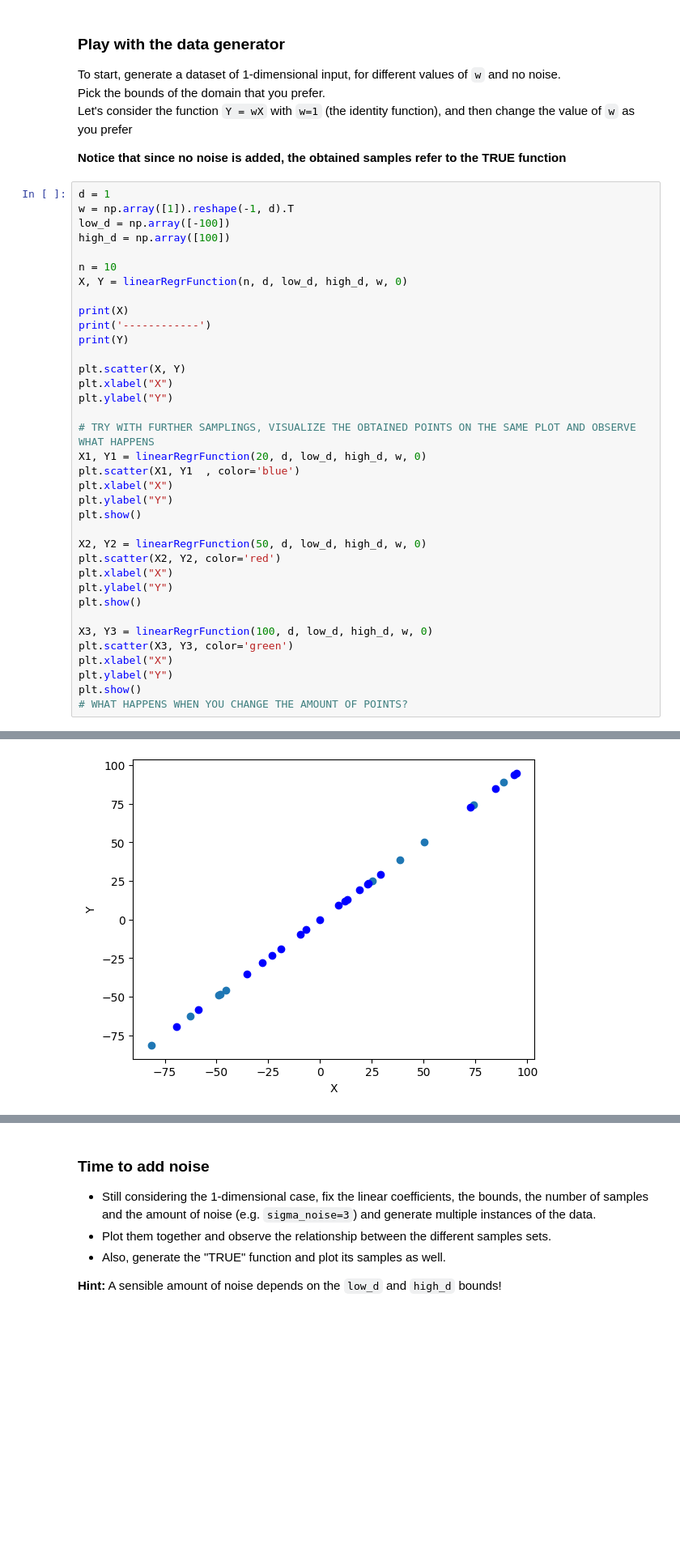
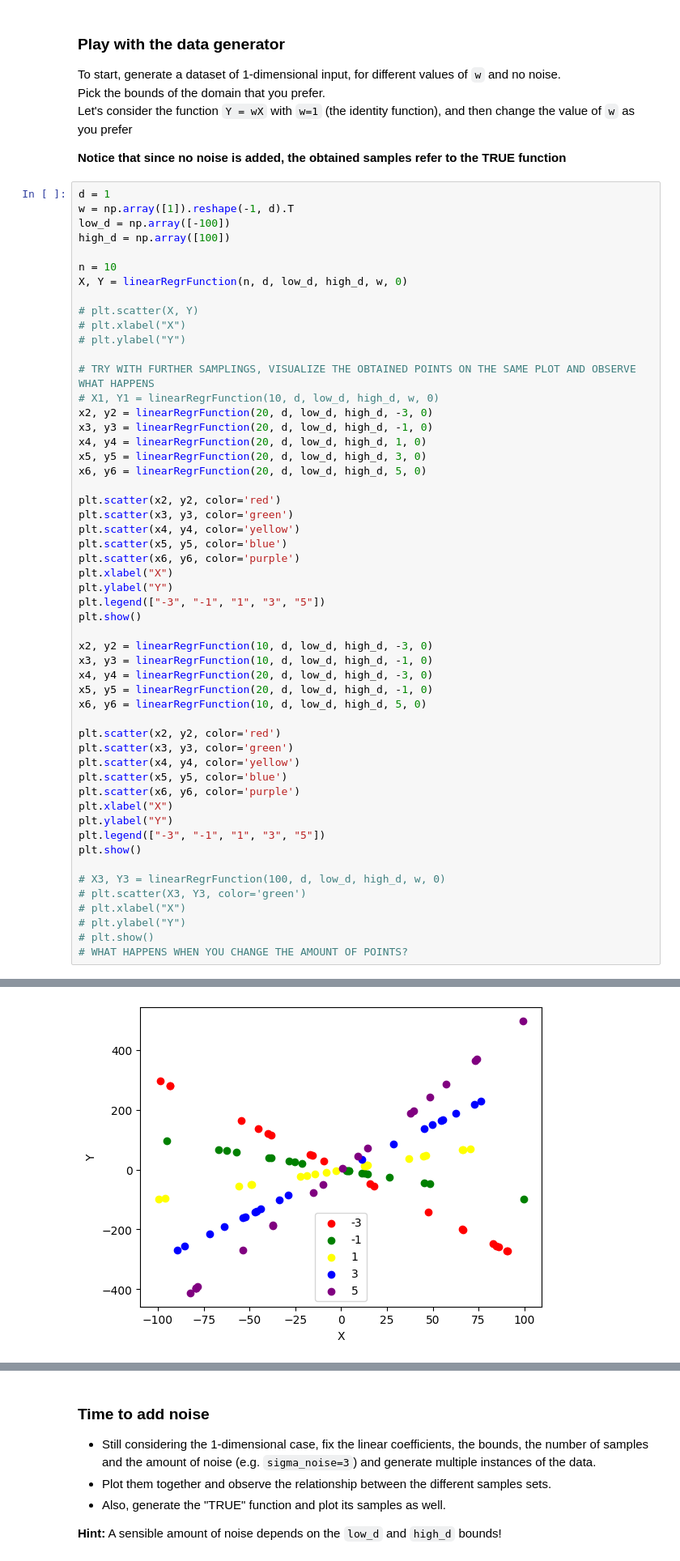
Before and after one commit to Clonecodesash/MachineLearning, a Jupyter notebook: 00_DataGeneration_solved.ipynb, the cells around one changed output, grey strips where cells are left out. Shown at 81% size. Drawn from its saved outputs; the diff is of its cells as text; blank space fills up the shorter version.

Commit message:
update documentation for linear regression assignment

```diff
--- a/00_DataGeneration_solved.ipynb
+++ b/00_DataGeneration_solved.ipynb
@@ -56,31 +56,48 @@ high_d = np.array([100])
 n = 10
 X, Y = linearRegrFunction(n, d, low_d, high_d, w, 0)
 
-print(X)
-print('------------')
-print(Y)
+# plt.scatter(X, Y)
+# plt.xlabel("X")
+# plt.ylabel("Y")
 
-plt.scatter(X, Y)
+# TRY WITH FURTHER SAMPLINGS, VISUALIZE THE OBTAINED POINTS ON THE SAME PLOT AND OBSERVE WHAT HAPPENS
+# X1, Y1 = linearRegrFunction(10, d, low_d, high_d, w, 0)
+x2, y2 = linearRegrFunction(20, d, low_d, high_d, -3, 0)
+x3, y3 = linearRegrFunction(20, d, low_d, high_d, -1, 0)
+x4, y4 = linearRegrFunction(20, d, low_d, high_d, 1, 0)
+x5, y5 = linearRegrFunction(20, d, low_d, high_d, 3, 0)
+x6, y6 = linearRegrFunction(20, d, low_d, high_d, 5, 0)
+
+plt.scatter(x2, y2, color='red')
+plt.scatter(x3, y3, color='green')
+plt.scatter(x4, y4, color='yellow')
+plt.scatter(x5, y5, color='blue')
+plt.scatter(x6, y6, color='purple')
 plt.xlabel("X")
 plt.ylabel("Y")
+plt.legend(["-3", "-1", "1", "3", "5"])
+plt.show()
 
-# TRY WITH FURTHER SAMPLINGS, VISUALIZE THE OBTAINED POINTS ON THE SAME PLOT AND OBSERVE WHAT HAPPENS
-X1, Y1 = linearRegrFunction(20, d, low_d, high_d, w, 0)
-plt.scatter(X1, Y1  , color='blue')
+x2, y2 = linearRegrFunction(10, d, low_d, high_d, -3, 0)
+x3, y3 = linearRegrFunction(10, d, low_d, high_d, -1, 0)
+x4, y4 = linearRegrFunction(20, d, low_d, high_d, -3, 0)
+x5, y5 = linearRegrFunction(20, d, low_d, high_d, -1, 0)
+x6, y6 = linearRegrFunction(10, d, low_d, high_d, 5, 0)
+
+plt.scatter(x2, y2, color='red')
+plt.scatter(x3, y3, color='green')
+plt.scatter(x4, y4, color='yellow')
+plt.scatter(x5, y5, color='blue')
+plt.scatter(x6, y6, color='purple')
 plt.xlabel("X")
 plt.ylabel("Y")
+plt.legend(["-3", "-1", "1", "3", "5"])
 plt.show()
 
-X2, Y2 = linearRegrFunction(50, d, low_d, high_d, w, 0)
-plt.scatter(X2, Y2, color='red')
-plt.xlabel("X")
-plt.ylabel("Y")
-plt.show()
-
-X3, Y3 = linearRegrFunction(100, d, low_d, high_d, w, 0)
-plt.scatter(X3, Y3, color='green')
-plt.xlabel("X")
-plt.ylabel("Y")
-plt.show()
+# X3, Y3 = linearRegrFunction(100, d, low_d, high_d, w, 0)
+# plt.scatter(X3, Y3, color='green')
+# plt.xlabel("X")
+# plt.ylabel("Y")
+# plt.show()
 # WHAT HAPPENS WHEN YOU CHANGE THE AMOUNT OF POINTS?
 # %% [output]
@@ -104 +104 @@ plt.show()
-[figure, old version]
+[figure, new version]
```
Also changed, not shown: parts of 8 cells of this notebook.
